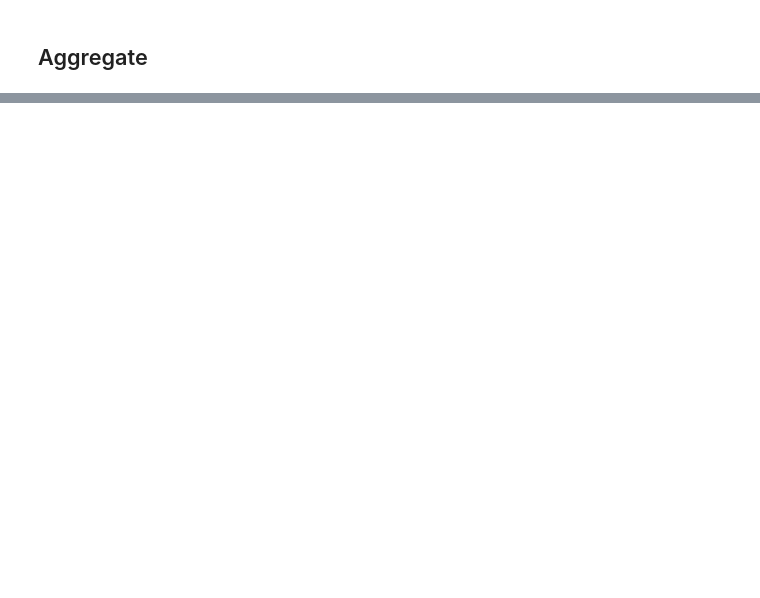
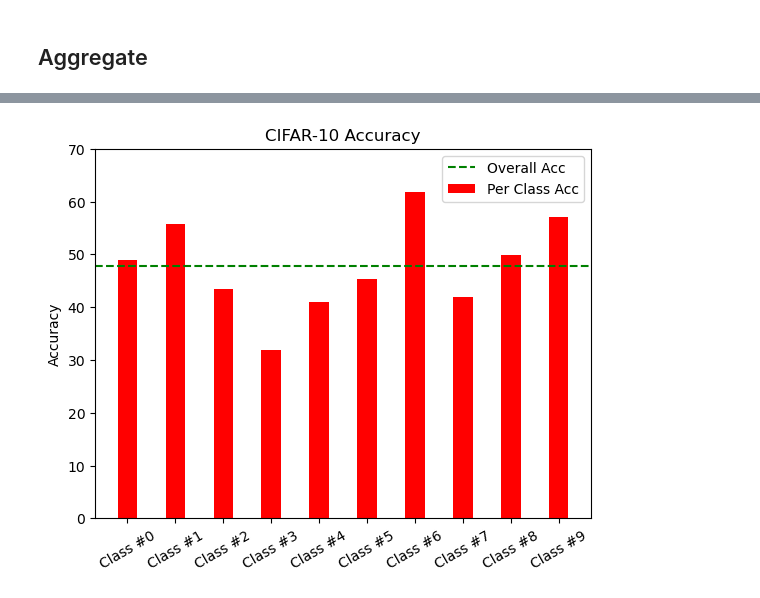
Before and after one commit to vtu81/ENDC, a Jupyter notebook: notebooks/main_cifar10.ipynb, the cells around one changed output, grey strips where cells are left out. Cells and saved outputs as stored; diff of their text form; code cells hidden in the pictures; blank space fills up the shorter version.

```diff
--- a/notebooks/main_cifar10.ipynb
+++ b/notebooks/main_cifar10.ipynb
@@ -321,14 +327,30 @@ class agg_chains():
         return outputs
 
 def eval_agg_chains(agg_model, eval_loader, device='cpu'):
+    per_class_cnt = [0 for i in range(10)]
+    per_class_correct_cnt = [0 for i in range(10)]
     correct_cnt = 0
     all_cnt = 0
+    overall_acc = 0
+    per_class_acc = [0 for i in range(10)]
     for data, label in eval_loader:
         outputs = agg_model.forward(data.to(device)).cpu()
         pred = torch.argmax(outputs, dim=1)
+
         correct_cnt += torch.sum((pred == label).int())
         all_cnt += pred.shape[0]
-    print("{:.2f}".format(correct_cnt / all_cnt))
+
+        for i in range(10):
+            per_class_correct_cnt[i] += torch.sum(torch.logical_and(pred == i, label == i).int())
+            per_class_cnt[i] += torch.sum((label == i).int())
+    overall_acc = (correct_cnt / all_cnt) * 100
+    print("Acc: {:.2f}%".format(overall_acc))
+
+    for i in range(10):
+        per_class_acc[i] = (per_class_correct_cnt[i] / per_class_cnt[i]) * 100
+        print("Class {} Acc: {:.2f}%".format(i, per_class_acc[i]))
+
+    return overall_acc, per_class_acc
 # %%
 narrow_models = []
 
@@ -340,5 +362,5 @@ for i in range(10):
 # %%
 agg_model = agg_chains(10, narrow_models, device=device)
 # %%
-eval_agg_chains(agg_model=agg_model, eval_loader=test_loader, device=device)
+overall_acc, per_class_acc = eval_agg_chains(agg_model=agg_model, eval_loader=test_loader, device=device)
 # %% [output]
@@ -345,0 +378,22 @@ eval_agg_chains(agg_model=agg_model, eval_loader=test_loader, device=device)
+# %%
+x = [0 + 2 * i for i in range(10)]
+labels = ['Class #{}'.format(i) for i in range(10)]
+
+plt.axhline(overall_acc, linestyle="--", color="g", label='Overall Acc')
+plt.bar(x, per_class_acc, color='r', label='Per Class Acc')
+plt.xticks(x, labels=labels, rotation=30)
+plt.ylim(0, 70)
+
+ax=plt.gca()
+ax.yaxis.set_major_locator(plt.MultipleLocator(10))
+plt.ylabel("Accuracy")
+
+plt.title('CIFAR-10 Accuracy')
+
+plt.legend()
+
+plt.show()
+
+# plt.savefig('../assets/per-class-acc-cifar10.png')
+# %% [output]
+[figure, added]
```
Also changed, not shown: parts of 7 cells of this notebook, 20 other files.
